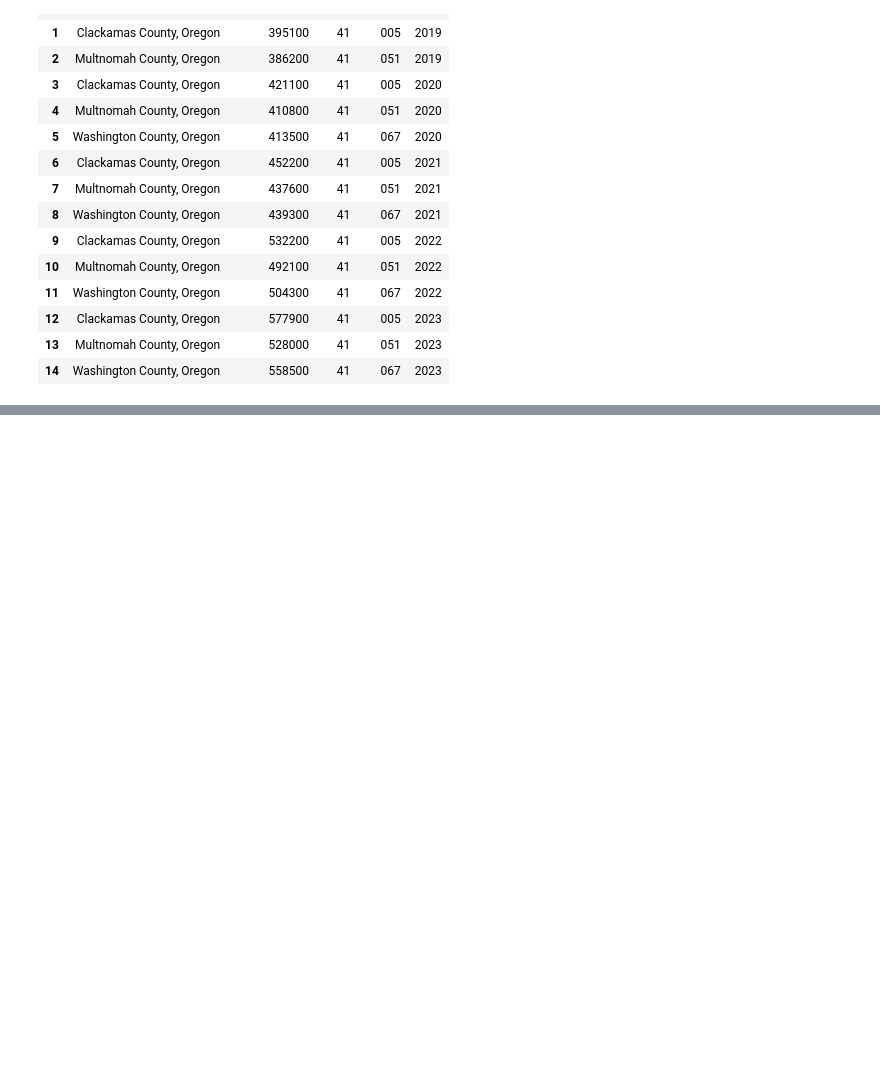
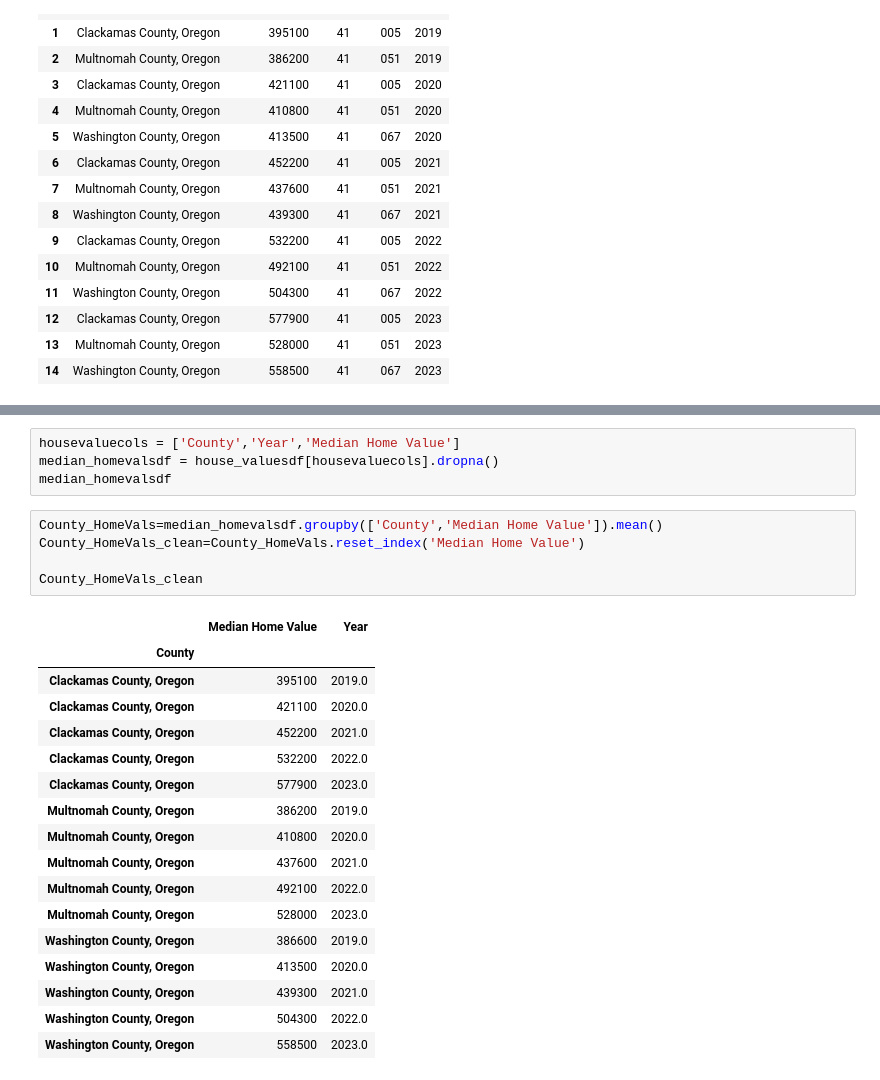
Before and after one commit to Tserrof7/Portland-Housing-Prices-Affordability-Project, a Jupyter notebook: House_Values_Prices.ipynb, the cells around one changed output, grey strips where cells are left out. Cells and saved outputs as stored; diff of their text form; blank space fills up the shorter version.

```diff
--- a/House_Values_Prices.ipynb
+++ b/House_Values_Prices.ipynb
@@ -100,0 +124,27 @@ census_data_df
+# %%
+housevaluecols = ['County','Year','Median Home Value']
+median_homevalsdf = house_valuesdf[housevaluecols].dropna()
+median_homevalsdf
+# %%
+County_HomeVals=median_homevalsdf.groupby(['County','Median Home Value']).mean()
+County_HomeVals_clean=County_HomeVals.reset_index('Median Home Value')
+
+County_HomeVals_clean
+# %% [output]
+|  | Median Home Value | Year |
+| County |  |  |
+| Clackamas County, Oregon | 395100 | 2019.0 |
+| Clackamas County, Oregon | 421100 | 2020.0 |
+| Clackamas County, Oregon | 452200 | 2021.0 |
+| Clackamas County, Oregon | 532200 | 2022.0 |
+| Clackamas County, Oregon | 577900 | 2023.0 |
+| Multnomah County, Oregon | 386200 | 2019.0 |
+| Multnomah County, Oregon | 410800 | 2020.0 |
+| Multnomah County, Oregon | 437600 | 2021.0 |
+| Multnomah County, Oregon | 492100 | 2022.0 |
+| Multnomah County, Oregon | 528000 | 2023.0 |
+| Washington County, Oregon | 386600 | 2019.0 |
+| Washington County, Oregon | 413500 | 2020.0 |
+| Washington County, Oregon | 439300 | 2021.0 |
+| Washington County, Oregon | 504300 | 2022.0 |
+| Washington County, Oregon | 558500 | 2023.0 |
```
Also changed, not shown: parts of 5 cells of this notebook.
